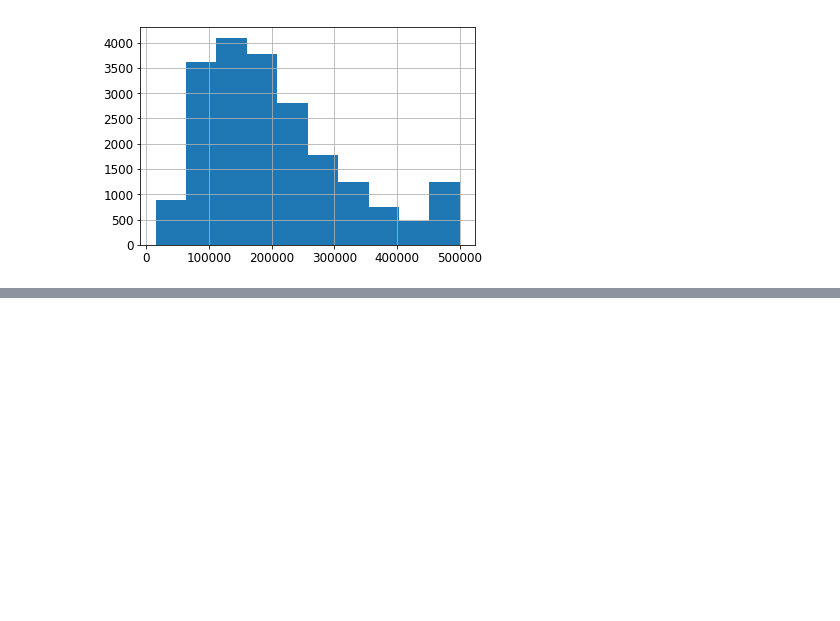
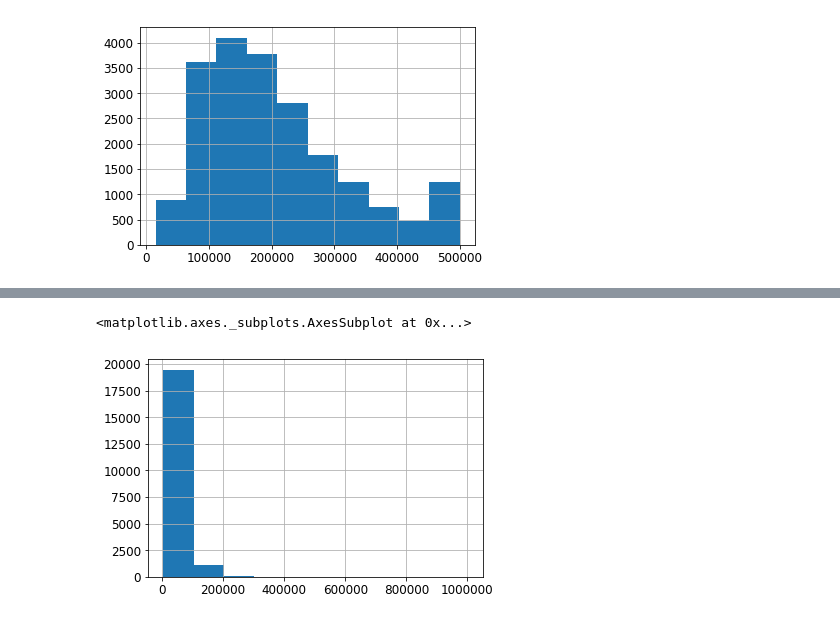
Before and after one commit to austincain22/CSCI-191T---Machine-Learning, a Jupyter notebook: Untitled.ipynb, the cells around one changed output, grey strips where cells are left out. Saved outputs shown, nothing was run; the diff lists cells and outputs as text; code cells hidden in the pictures; blank space fills up the shorter version.

```diff
--- a/Untitled.ipynb
+++ b/Untitled.ipynb
@@ -63,0 +149,5 @@ housingData["median_house_value"].hist()
+# %%
+(housingData["median_house_value"]/housingData["median_income"]).hist()
+# %% [output]
+<matplotlib.axes._subplots.AxesSubplot at 0x...>
+[figure, added]
```
Also changed, not shown: parts of 16 cells of this notebook.
